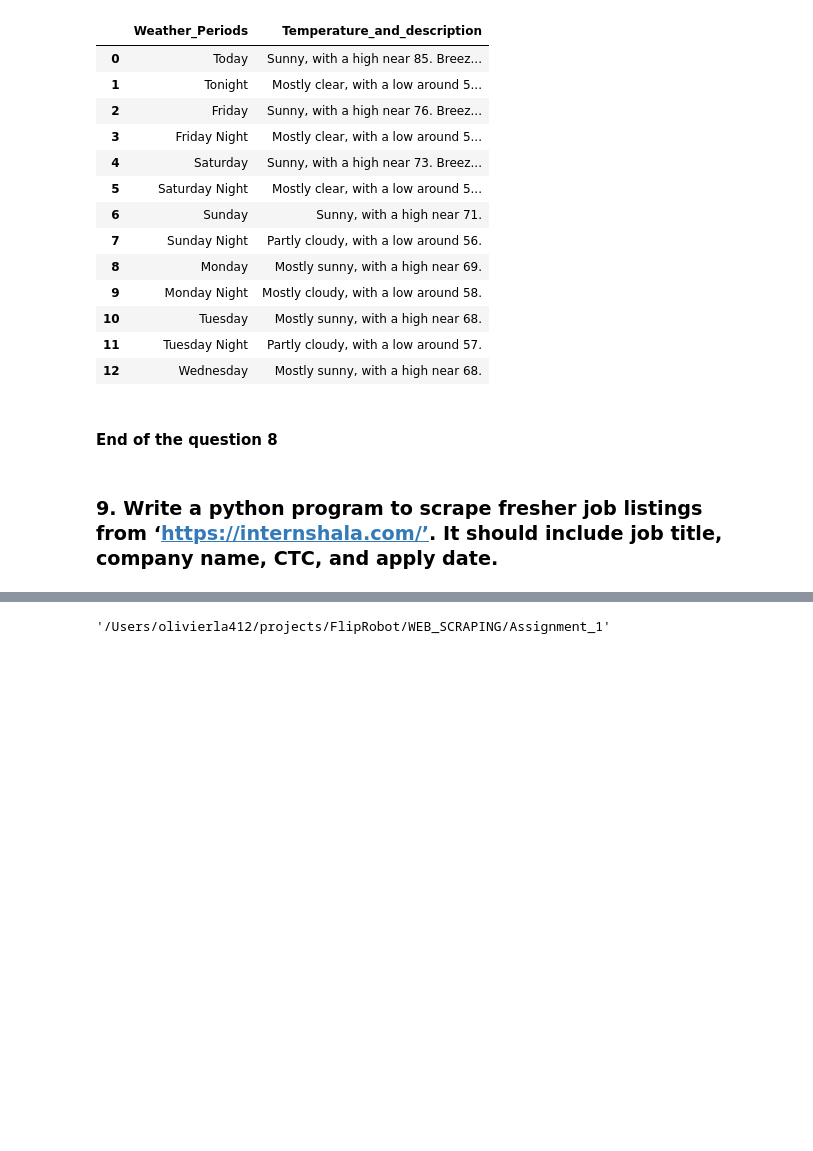
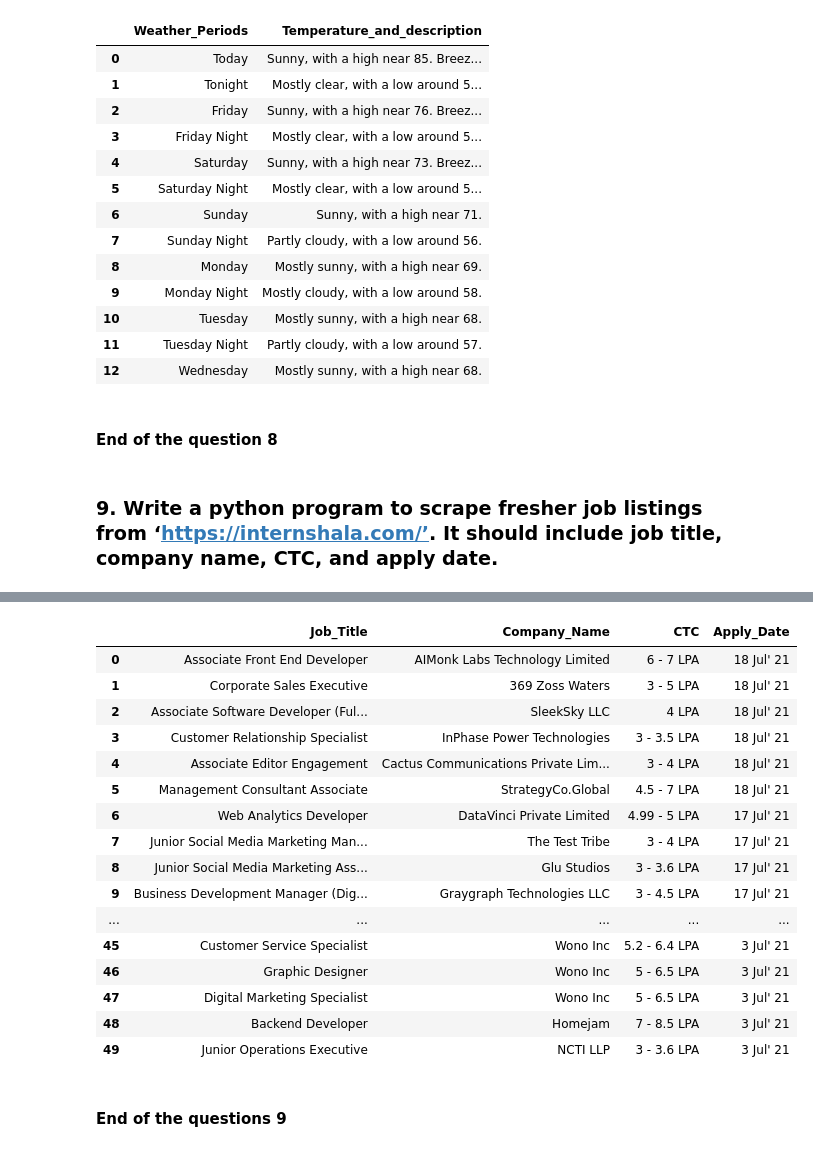
Before and after one commit to olivierla412/data_Camp, a Jupyter notebook: Scraping/Answers.ipynb, the cells around one changed output, grey strips where cells are left out. Saved outputs shown, nothing was run; the diff lists cells and outputs as text; code cells hidden in the pictures; blank space fills up the shorter version.

```diff
--- a/Scraping/FlipRobo_Answers.ipynb
+++ b/Scraping/Answers.ipynb
@@ -887,4 +926,22 @@ Please enter the third ulr: https://internshala.com/fresher-jobs/page-3
 # %%
-pwd
+data.head(50)
 # %% [output]
-'/Users/olivierla412/projects/FlipRobot/WEB_SCRAPING/Assignment_1'
+|  | Job_Title | Company_Name | CTC | Apply_Date |
+| 0 | Associate Front End Developer | AIMonk Labs Technology Limited | 6 - 7 LPA | 18 Jul' 21 |
+| 1 | Corporate Sales Executive | 369 Zoss Waters | 3 - 5 LPA | 18 Jul' 21 |
+| 2 | Associate Software Developer (Ful... | SleekSky LLC | 4 LPA | 18 Jul' 21 |
+| 3 | Customer Relationship Specialist | InPhase Power Technologies | 3 - 3.5 LPA | 18 Jul' 21 |
+| 4 | Associate Editor Engagement | Cactus Communications Private Lim... | 3 - 4 LPA | 18 Jul' 21 |
+| 5 | Management Consultant Associate | StrategyCo.Global | 4.5 - 7 LPA | 18 Jul' 21 |
+| 6 | Web Analytics Developer | DataVinci Private Limited | 4.99 - 5 LPA | 17 Jul' 21 |
+| 7 | Junior Social Media Marketing Man... | The Test Tribe | 3 - 4 LPA | 17 Jul' 21 |
+| 8 | Junior Social Media Marketing Ass... | Glu Studios | 3 - 3.6 LPA | 17 Jul' 21 |
+| 9 | Business Development Manager (Dig... | Graygraph Technologies LLC | 3 - 4.5 LPA | 17 Jul' 21 |
+| ... | ... | ... | ... | ... |
+| 45 | Customer Service Specialist | Wono Inc | 5.2 - 6.4 LPA | 3 Jul' 21 |
+| 46 | Graphic Designer | Wono Inc | 5 - 6.5 LPA | 3 Jul' 21 |
+| 47 | Digital Marketing Specialist | Wono Inc | 5 - 6.5 LPA | 3 Jul' 21 |
+| 48 | Backend Developer | Homejam | 7 - 8.5 LPA | 3 Jul' 21 |
+| 49 | Junior Operations Executive | NCTI LLP | 3 - 3.6 LPA | 3 Jul' 21 |
+# %% [markdown]
+#### __End of the questions 9__
```
Also changed, not shown: parts of 16 cells of this notebook, 3 other files.
